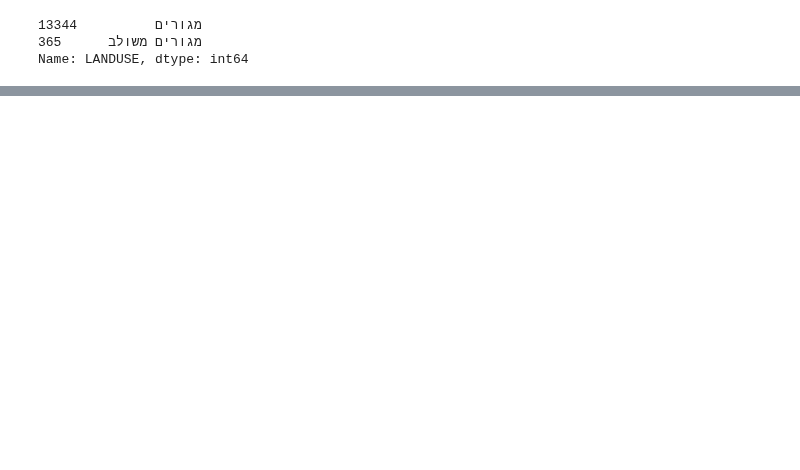
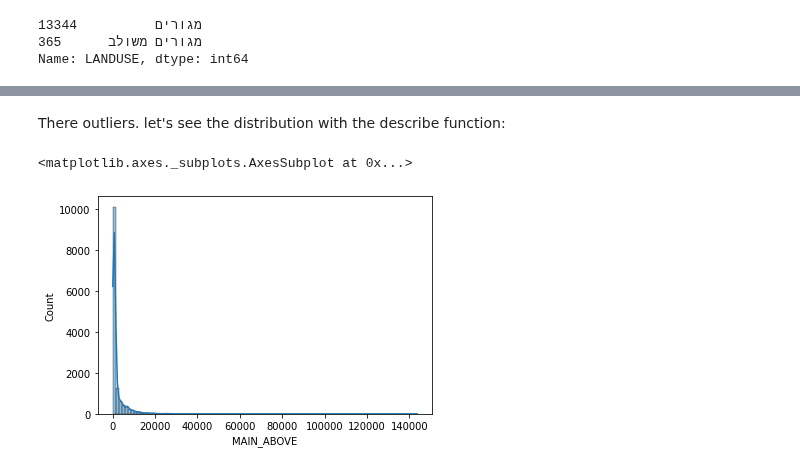
Before and after one commit to MosheMann5750/ML, a Jupyter notebook: FinalProject/ConstructionPlans.ipynb, the cells around one changed output, grey strips where cells are left out. Cells and saved outputs as stored; diff of their text form; code cells hidden in the pictures; blank space fills up the shorter version.

```diff
--- a/FinalProject/ConstructionPlans.ipynb
+++ b/FinalProject/ConstructionPlans.ipynb
@@ -88,0 +98,7 @@ Name: LANDUSE, dtype: int64
+# %% [markdown]
+There outliers. let's see the distribution with the describe function:
+# %%
+sns.histplot(data=data, x="MAIN_ABOVE", bins=100, kde=True)
+# %% [output]
+<matplotlib.axes._subplots.AxesSubplot at 0x...>
+[figure, added]
```
Also changed, not shown: parts of 11 cells of this notebook.
